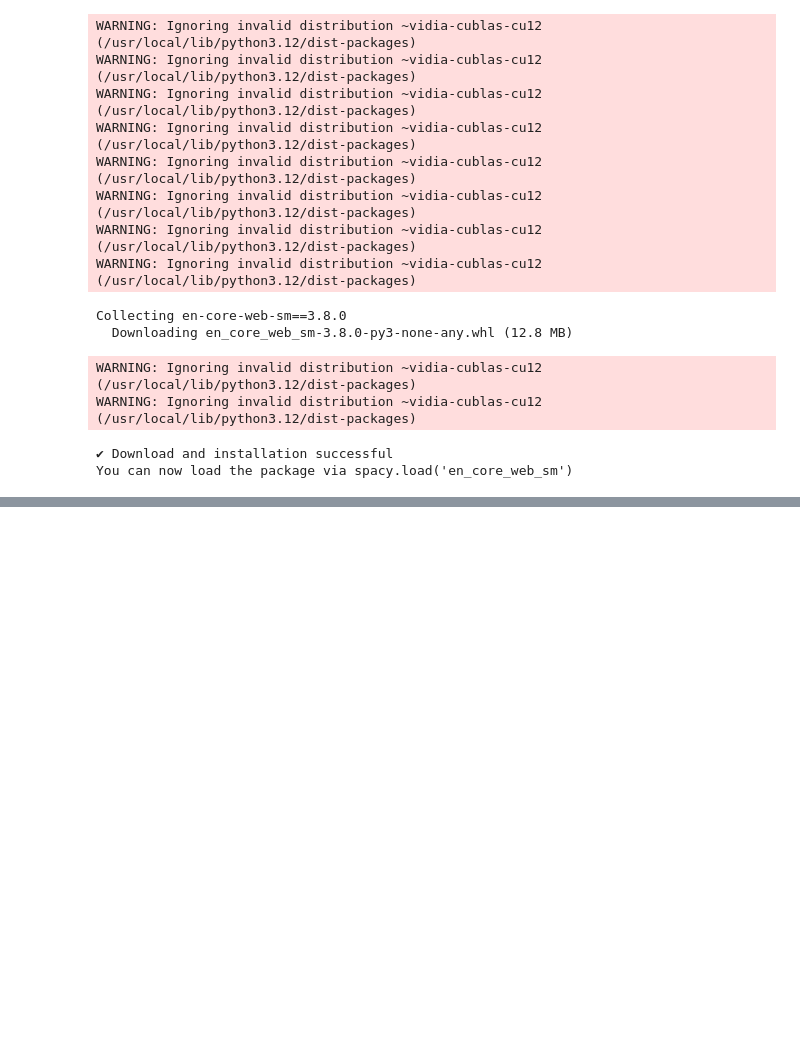
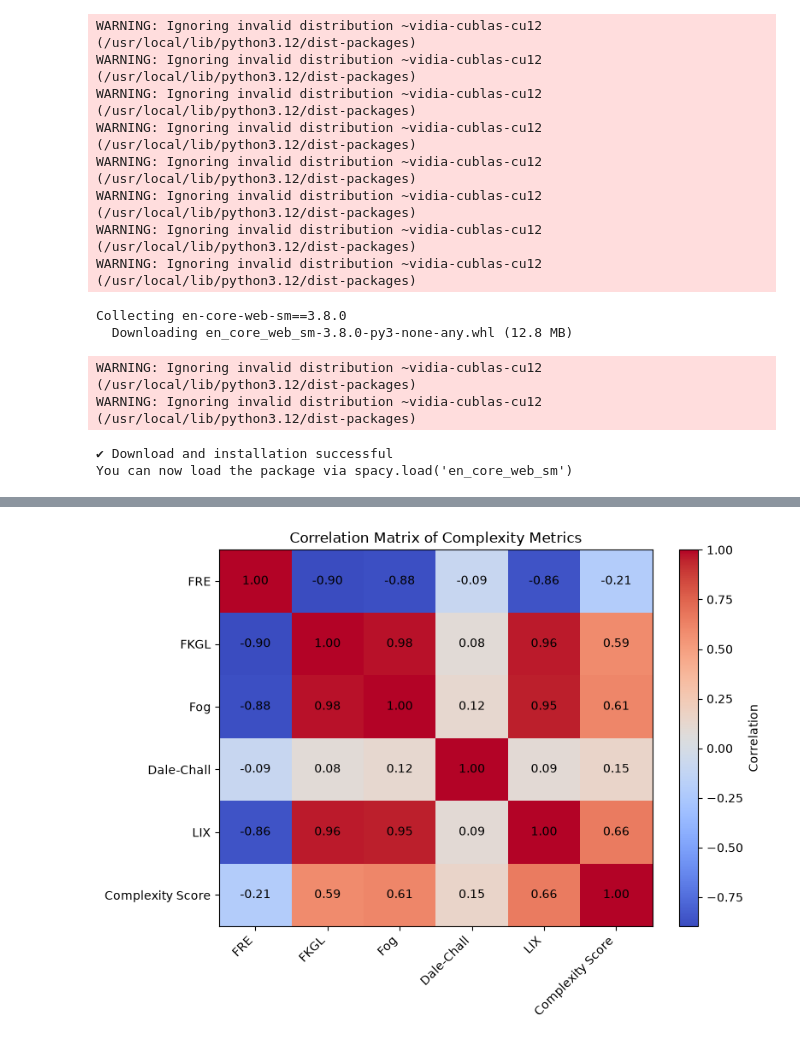
Before and after one commit to danilopsss/uol_capstone_project, a Jupyter notebook: capstone_artifact.ipynb, the cells around one changed output, grey strips where cells are left out. Saved outputs shown, nothing was run; the diff lists cells and outputs as text; code cells hidden in the pictures; blank space fills up the shorter version.

```diff
--- a/capstone_artifact.ipynb
+++ b/capstone_artifact.ipynb
@@ -159,0 +217,96 @@ shape: (116_497, 9)
+# %%
+# Figure 5.2. Correlation Matrix of Readability and Complexity Metrics
+
+# Figure 5.2 presents the correlation matrix for the five readability metrics used in
+# this research together with the composite complexity score. The purpose of this
+# analysis is to examine the relationships between individual metrics and determine
+# whether they capture similar or complementary aspects of textual complexity.
+
+# As expected, Flesch Reading Ease demonstrates negative correlations with the
+# remaining metrics because higher FRE values indicate easier text, whereas higher
+# values for FKGL, Gunning Fog, Dale-Chall, and LIX indicate increased complexity.
+# Strong positive correlations between FKGL and Gunning Fog suggest that both
+# metrics respond similarly to increases in sentence length and vocabulary difficulty.
+# Likewise, positive correlations between Dale-Chall and LIX indicate that lexical
+# complexity contributes significantly to the perceived difficulty of legal clauses.
+
+# The relationship between the individual metrics and the composite complexity score
+# provides additional validation of the scoring methodology. Metrics displaying stronger
+# correlations with the composite score exert a greater influence on overall complexity
+# rankings, while weaker correlations indicate that the metric captures a distinct
+# dimension of readability. Collectively, the results suggest that the selected metrics
+# provide complementary information, supporting the use of a combined complexity score
+# for identifying clauses most suitable for simplification.
+
+# The findings presented in Figures 5.1 and 5.2 establish the quantitative basis for
+# clause selection and provide justification for the subsequent simplification and
+# evaluation stages of the research.
+
+import matplotlib.pyplot as plt
+
+metrics = (
+    cuad_legal
+    .select(
+        [
+            "fre",
+            "fkgl",
+            "fog",
+            "dale_chall",
+            "lix",
+            "complexity_score"
+        ]
+    )
+    .to_pandas()
+)
+
+correlation_matrix = metrics.corr()
+
+metric_names = [
+    "FRE",
+    "FKGL",
+    "Fog",
+    "Dale-Chall",
+    "LIX",
+    "Complexity Score"
+]
+
+plt.figure(figsize=(8, 6))
+
+plt.imshow(
+    correlation_matrix,
+    cmap="coolwarm",
+    aspect="auto"
+)
+
+plt.colorbar(label="Correlation")
+
+plt.xticks(
+    range(len(metric_names)),
+    metric_names,
+    rotation=45,
+    ha="right"
+)
+
+plt.yticks(
+    range(len(metric_names)),
+    metric_names
+)
+
+# Add values inside squares
+for i in range(len(metric_names)):
+    for j in range(len(metric_names)):
+        plt.text(
+            j,
+            i,
+            f"{correlation_matrix.iloc[i, j]:.2f}",
+            ha="center",
+            va="center",
+            color="black"
+        )
+
+plt.title("Correlation Matrix of Complexity Metrics")
+
+plt.tight_layout()
+plt.show()
+# %% [output]
+[figure, added]
```
Also changed, not shown: parts of 8 cells of this notebook, 6 other files.
